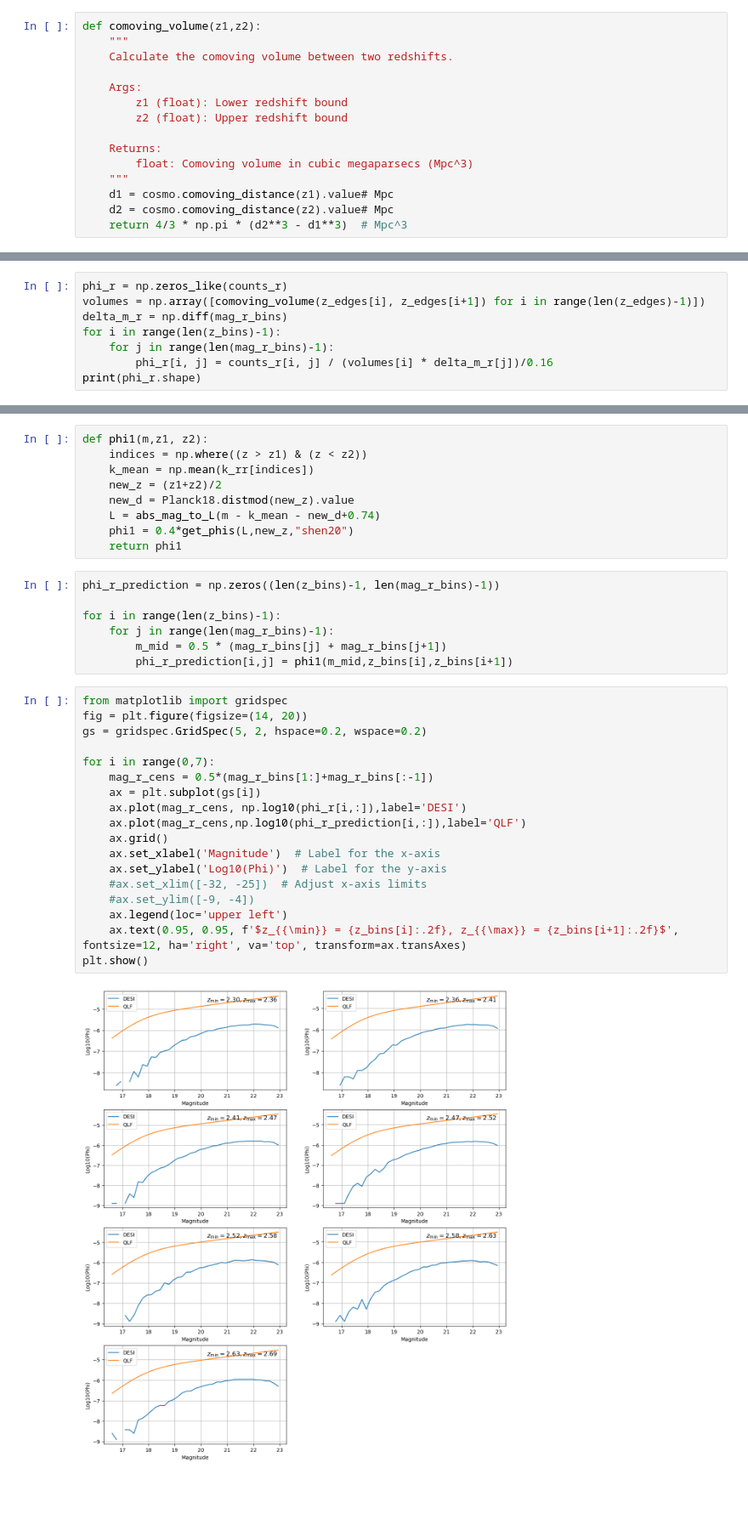
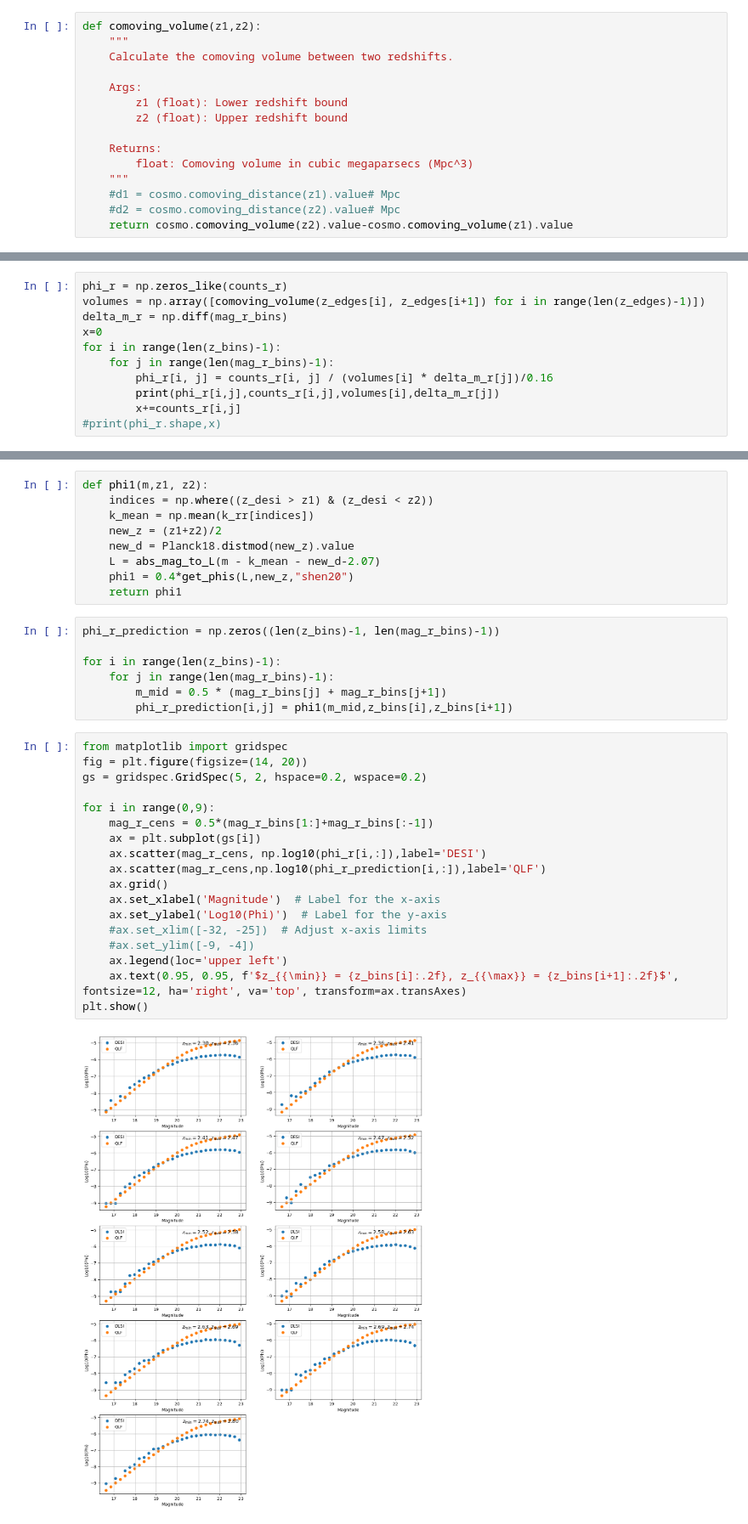
Before and after one commit to XuZhaozhong-1/DESI-ZTF, a Jupyter notebook: DESI-ZTF-2/QSO_DIS1.ipynb, the cells around one changed output, grey strips where cells are left out. Shown: that part at 85% size. Saved outputs shown, nothing was run; the diff lists cells and outputs as text; blank space fills up the shorter version.

```diff
--- a/DESI-ZTF-2/QSO_DIS1.ipynb
+++ b/DESI-ZTF-2/QSO_DIS1.ipynb
@@ -72,6 +73,6 @@ def comoving_volume(z1,z2):
     Returns:
         float: Comoving volume in cubic megaparsecs (Mpc^3)
     """
-    d1 = cosmo.comoving_distance(z1).value# Mpc
-    d2 = cosmo.comoving_distance(z2).value# Mpc
-    return 4/3 * np.pi * (d2**3 - d1**3)  # Mpc^3
+    #d1 = cosmo.comoving_distance(z1).value# Mpc
+    #d2 = cosmo.comoving_distance(z2).value# Mpc
+    return cosmo.comoving_volume(z2).value-cosmo.comoving_volume(z1).value
@@ -79,8 +84,11 @@ def comoving_volume(z1,z2):
 phi_r = np.zeros_like(counts_r)
 volumes = np.array([comoving_volume(z_edges[i], z_edges[i+1]) for i in range(len(z_edges)-1)])
 delta_m_r = np.diff(mag_r_bins)
+x=0
 for i in range(len(z_bins)-1):
     for j in range(len(mag_r_bins)-1):
         phi_r[i, j] = counts_r[i, j] / (volumes[i] * delta_m_r[j])/0.16
-print(phi_r.shape)
+        print(phi_r[i,j],counts_r[i,j],volumes[i],delta_m_r[j])
+        x+=counts_r[i,j]
+#print(phi_r.shape,x)
 # %% [output]
@@ -88,12 +112,12 @@ print(phi_r.shape)
-# %%
-def phi1(m,z1, z2):
-    indices = np.where((z > z1) & (z < z2))
-    k_mean = np.mean(k_rr[indices])
-    new_z = (z1+z2)/2
-    new_d = Planck18.distmod(new_z).value
-    L = abs_mag_to_L(m - k_mean - new_d+0.74)
-    phi1 = 0.4*get_phis(L,new_z,"shen20")
-    return phi1
+# %%
+def phi1(m,z1, z2):
+    indices = np.where((z_desi > z1) & (z_desi < z2))
+    k_mean = np.mean(k_rr[indices])
+    new_z = (z1+z2)/2
+    new_d = Planck18.distmod(new_z).value
+    L = abs_mag_to_L(m - k_mean - new_d-2.07)
+    phi1 = 0.4*get_phis(L,new_z,"shen20")
+    return phi1
 # %%
 phi_r_prediction = np.zeros((len(z_bins)-1, len(mag_r_bins)-1))
 
@@ -104,23 +128,23 @@ for i in range(len(z_bins)-1):
 # %%
 from matplotlib import gridspec
 fig = plt.figure(figsize=(14, 20))
 gs = gridspec.GridSpec(5, 2, hspace=0.2, wspace=0.2)
 
-for i in range(0,7):
+for i in range(0,9):
     mag_r_cens = 0.5*(mag_r_bins[1:]+mag_r_bins[:-1])
     ax = plt.subplot(gs[i])
-    ax.plot(mag_r_cens, np.log10(phi_r[i,:]),label='DESI')
-    ax.plot(mag_r_cens,np.log10(phi_r_prediction[i,:]),label='QLF')
+    ax.scatter(mag_r_cens, np.log10(phi_r[i,:]),label='DESI')
+    ax.scatter(mag_r_cens,np.log10(phi_r_prediction[i,:]),label='QLF')
     ax.grid()
     ax.set_xlabel('Magnitude')  # Label for the x-axis
     ax.set_ylabel('Log10(Phi)')  # Label for the y-axis
     #ax.set_xlim([-32, -25])  # Adjust x-axis limits
     #ax.set_ylim([-9, -4])
     ax.legend(loc='upper left')
     ax.text(0.95, 0.95, f'$z_{{\min}} = {z_bins[i]:.2f}, z_{{\max}} = {z_bins[i+1]:.2f}$', fontsize=12, ha='right', va='top', transform=ax.transAxes)
 plt.show()
 # %% [output]
-[figure, old version]
+[figure, new version]
 # %%
 from matplotlib import gridspec
 
```
Also changed, not shown: parts of 11 cells of this notebook, 1 other file.
